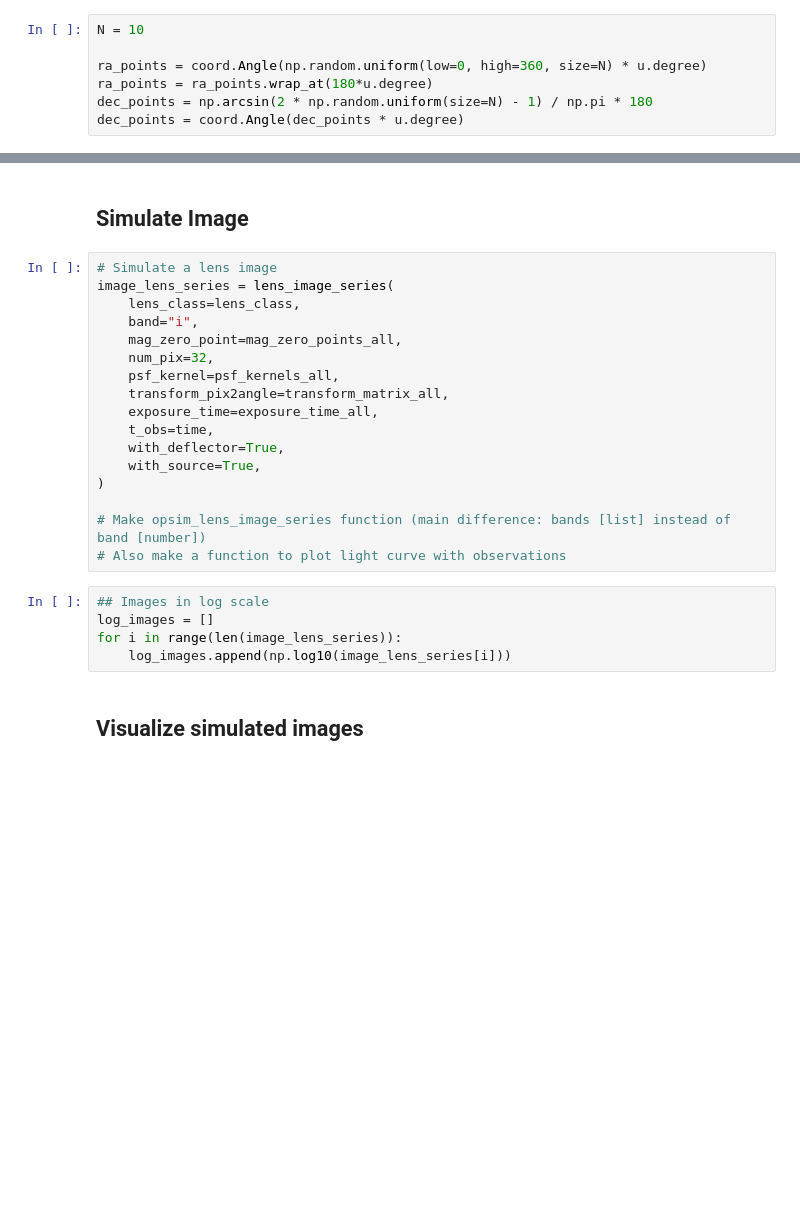
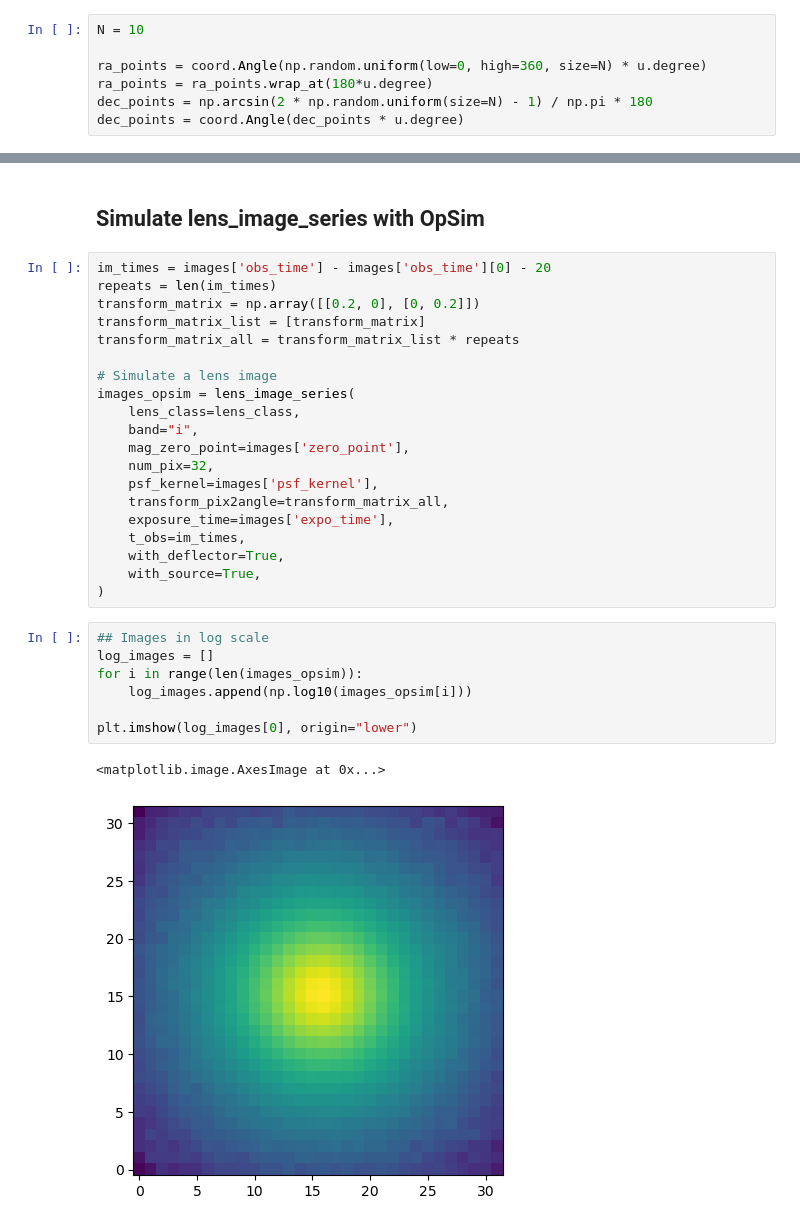
Before and after one commit to LSST-strong-lensing/slsim, a Jupyter notebook: notebooks/Opsim_supernovae_plus_extended_source_tutorial.ipynb, the cells around one changed output, grey strips where cells are left out. Drawn from its saved outputs; the diff is of its cells as text; blank space fills up the shorter version.

```diff
--- a/notebooks/Opsim_supernovae_plus_extended_source_tutorial.ipynb
+++ b/notebooks/Opsim_supernovae_plus_extended_source_tutorial.ipynb
@@ -238,28 +252,34 @@ exposure_time_all = expo_list * repeats
 # %% [markdown]
-## Simulate Image
+## Simulate lens_image_series with OpSim
-# %%
-# Simulate a lens image
-image_lens_series = lens_image_series(
-    lens_class=lens_class,
-    band="i",
-    mag_zero_point=mag_zero_points_all,
-    num_pix=32,
-    psf_kernel=psf_kernels_all,
-    transform_pix2angle=transform_matrix_all,
-    exposure_time=exposure_time_all,
-    t_obs=time,
-    with_deflector=True,
-    with_source=True,
-)
-
-# Make opsim_lens_image_series function (main difference: bands [list] instead of band [number])
-# Also make a function to plot light curve with observations
+# %%
+im_times = images['obs_time'] - images['obs_time'][0] - 20
+repeats = len(im_times)
+transform_matrix = np.array([[0.2, 0], [0, 0.2]])
+transform_matrix_list = [transform_matrix]
+transform_matrix_all = transform_matrix_list * repeats
+
+# Simulate a lens image
+images_opsim = lens_image_series(
+    lens_class=lens_class,
+    band="i",
+    mag_zero_point=images['zero_point'],
+    num_pix=32,
+    psf_kernel=images['psf_kernel'],
+    transform_pix2angle=transform_matrix_all,
+    exposure_time=images['expo_time'],
+    t_obs=im_times,
+    with_deflector=True,
+    with_source=True,
+)
 # %%
 ## Images in log scale
 log_images = []
-for i in range(len(image_lens_series)):
-    log_images.append(np.log10(image_lens_series[i]))
+for i in range(len(images_opsim)):
+    log_images.append(np.log10(images_opsim[i]))
+
+plt.imshow(log_images[0], origin="lower")
+# %% [output]
+<matplotlib.image.AxesImage at 0x...>
+[figure, added]
-# %% [markdown]
-## Visualize simulated images
 # %%
 plot_montage = create_image_montage_from_image_list(
```
Also changed, not shown: parts of 22 cells of this notebook.
